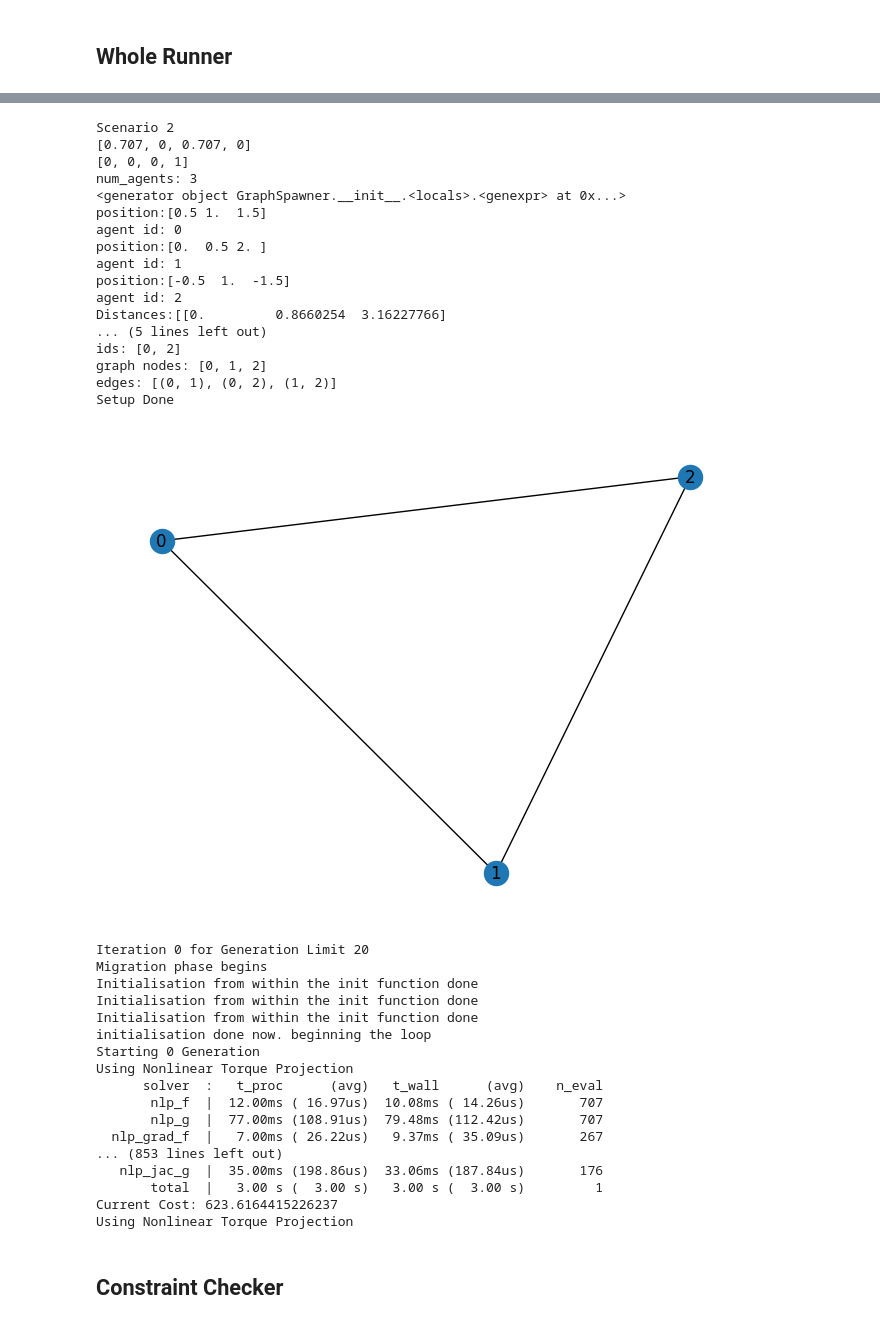
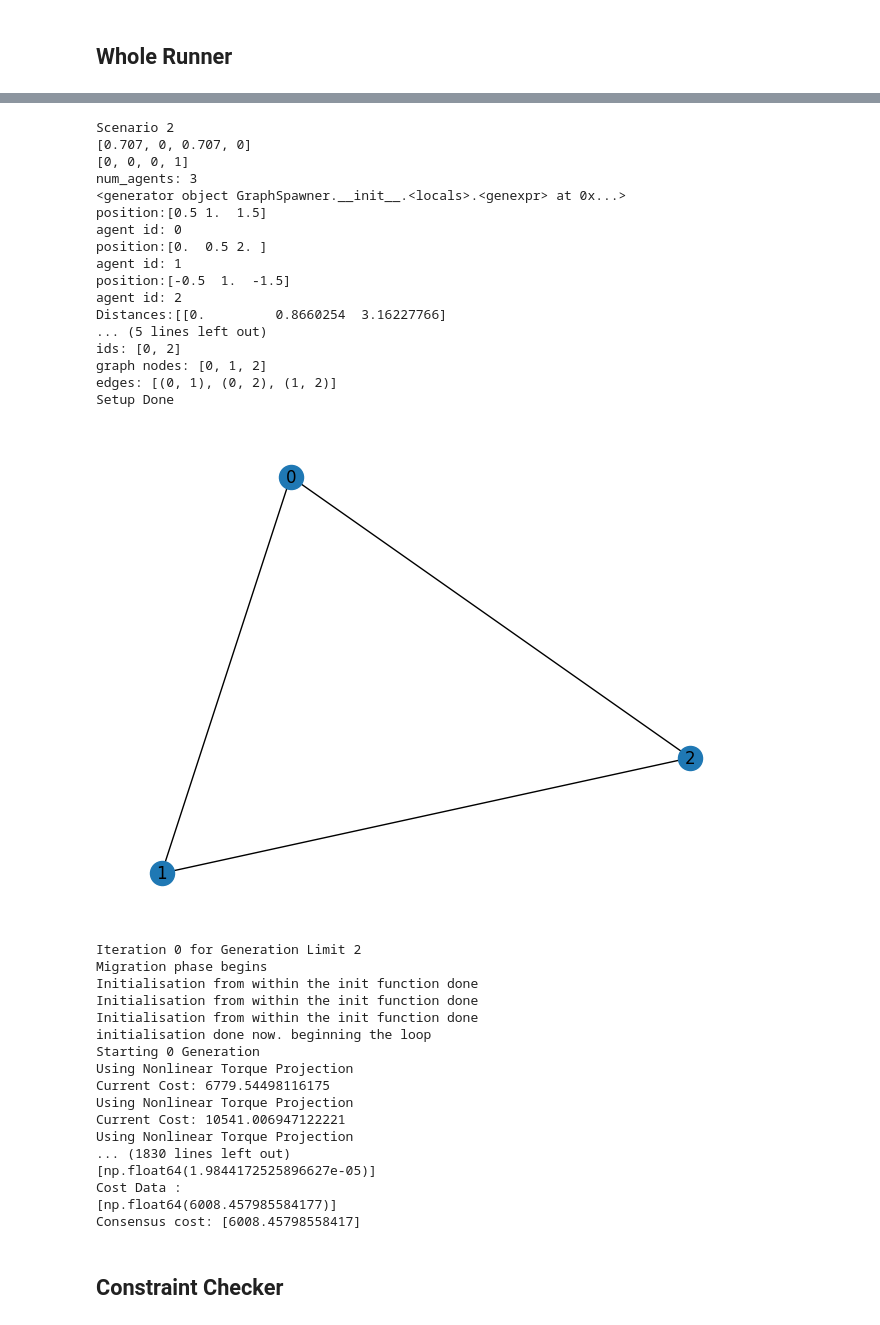
Before and after one commit to ManifoldRG/Cooperative-Object-Transportation, a Jupyter notebook: PIM_COT.ipynb, the cells around one changed output, grey strips where cells are left out. Cells and saved outputs as stored; diff of their text form; code cells hidden in the pictures.

```diff
--- a/PIM_COT.ipynb
+++ b/PIM_COT.ipynb
@@ -539,42 +520,42 @@ rs = [np.array([0.5,1,1.5]), np.array([0,0.5,2]), np.array([-0.5,1,-1.5])]
 
 I_mat = 1000*np.diag([1,2,3])
 num_agents = len(rs)
-N = 400
+N = 40
 sys_p = data_structures.SystemParams(mu=3.98e14, a=8e6, e=0.2, nu= np.pi / 4, I=I_mat, m=100, rs=rs, N=N)
 
 x0=data_structures.StateVector(r =[1,10,-5], v=[0,0.5,0], eps=[0.707,0,0.707,0], omega=[0,0.1,0])
 print(x0.eps)
 xf=data_structures.StateVector(r =[0,0,0], v=[0,0,0], eps=[0,0,0,1], omega=[0,0,0])
 print(xf.eps)
-bc = data_structures.BoundaryConditions(x0=x0, xf=xf, tf=600)
+bc = data_structures.BoundaryConditions(x0=x0, xf=xf, tf=60)
 
 epsilon = 1e-5
 print("num_agents:", num_agents)
 
 master_graph = GraphSpawner(np.array(rs), num_agents, sys_p, bc, epsilon=epsilon)
 master_graph.see_agents()
 master_graph.build_graph()
 master_graph.see_graph()
 print("Setup Done")
 # %% [output]
 Scenario 2
 [0.707, 0, 0.707, 0]
 [0, 0, 0, 1]
 num_agents: 3
 <generator object GraphSpawner.__init__.<locals>.<genexpr> at 0x...>
 position:[0.5 1.  1.5]
 agent id: 0
 position:[0.  0.5 2. ]
 agent id: 1
 position:[-0.5  1.  -1.5]
 agent id: 2
 Distances:[[0.         0.8660254  3.16227766]
 ... (5 lines left out)
 ids: [0, 2]
 graph nodes: [0, 1, 2]
 edges: [(0, 1), (0, 2), (1, 2)]
 Setup Done
-[figure, old version]
+[figure, new version]
 # %%
 # print("Scenario 3")
 # rs = [np.array([-1, -1.5, 0.5]), np.array([0.5, -1, -2.5]), np.array([-1, -1, 1.5]), np.array([1, 2.5, 0])]
@@ -602,8 +583,8 @@ Setup Done
 # %%
 # code for the extended running
 
-gen_limits = [20,30,40]
-iterations=3
+gen_limits = [2]
+iterations=1
 
 generations_done = []
 violation_data_dga=[]
@@ -620,7 +601,7 @@ for k in range(len(gen_limits)):
         print("Finished Migration")
         fx, fu, consensus_cost = master_graph.consensus_phase()
         print("Finished Consensus")
-        print(f"fu : {fu.U}")
+        #print(f"fu : {fu.U}")
         consen_cost.append(consensus_cost)
         violation, cost = master_graph.constraint_checker()
         violation_data_dga.append(violation)
@@ -638,7 +619,7 @@ print(f"Consensus cost: {consen_cost}")
 df = pd.DataFrame({"violation_data" : violation_data_dga, "cost_data" : cost_data_dga, "consensus cost" : consen_cost, "generations_done" : generations_done})
 df.to_csv("extended_test_run_2.csv", index=False) #* note to change this every run to ensure no file is overwritten
 # %% [output]
-Iteration 0 for Generation Limit 20
+Iteration 0 for Generation Limit 2
 Migration phase begins
 Initialisation from within the init function done
 Initialisation from within the init function done
@@ -646,15 +627,15 @@ Initialisation from within the init function done
 initialisation done now. beginning the loop
 Starting 0 Generation
 Using Nonlinear Torque Projection
-      solver  :   t_proc      (avg)   t_wall      (avg)    n_eval
-       nlp_f  |  12.00ms ( 16.97us)  10.08ms ( 14.26us)       707
-       nlp_g  |  77.00ms (108.91us)  79.48ms (112.42us)       707
-  nlp_grad_f  |   7.00ms ( 26.22us)   9.37ms ( 35.09us)       267
-... (853 lines left out)
-   nlp_jac_g  |  35.00ms (198.86us)  33.06ms (187.84us)       176
-       total  |   3.00 s (  3.00 s)   3.00 s (  3.00 s)         1
-Current Cost: 623.6164415226237
+Current Cost: 6779.54498116175
 Using Nonlinear Torque Projection
+Current Cost: 10541.006947122221
+Using Nonlinear Torque Projection
+... (1830 lines left out)
+[np.float64(1.9844172525896627e-05)]
+Cost Data :
+[np.float64(6008.457985584177)]
+Consensus cost: [6008.45798558417]
 # %%
 #* PLOTTING CODE
 
```
Also changed, not shown: parts of 1 cell of this notebook, 2 other files.
